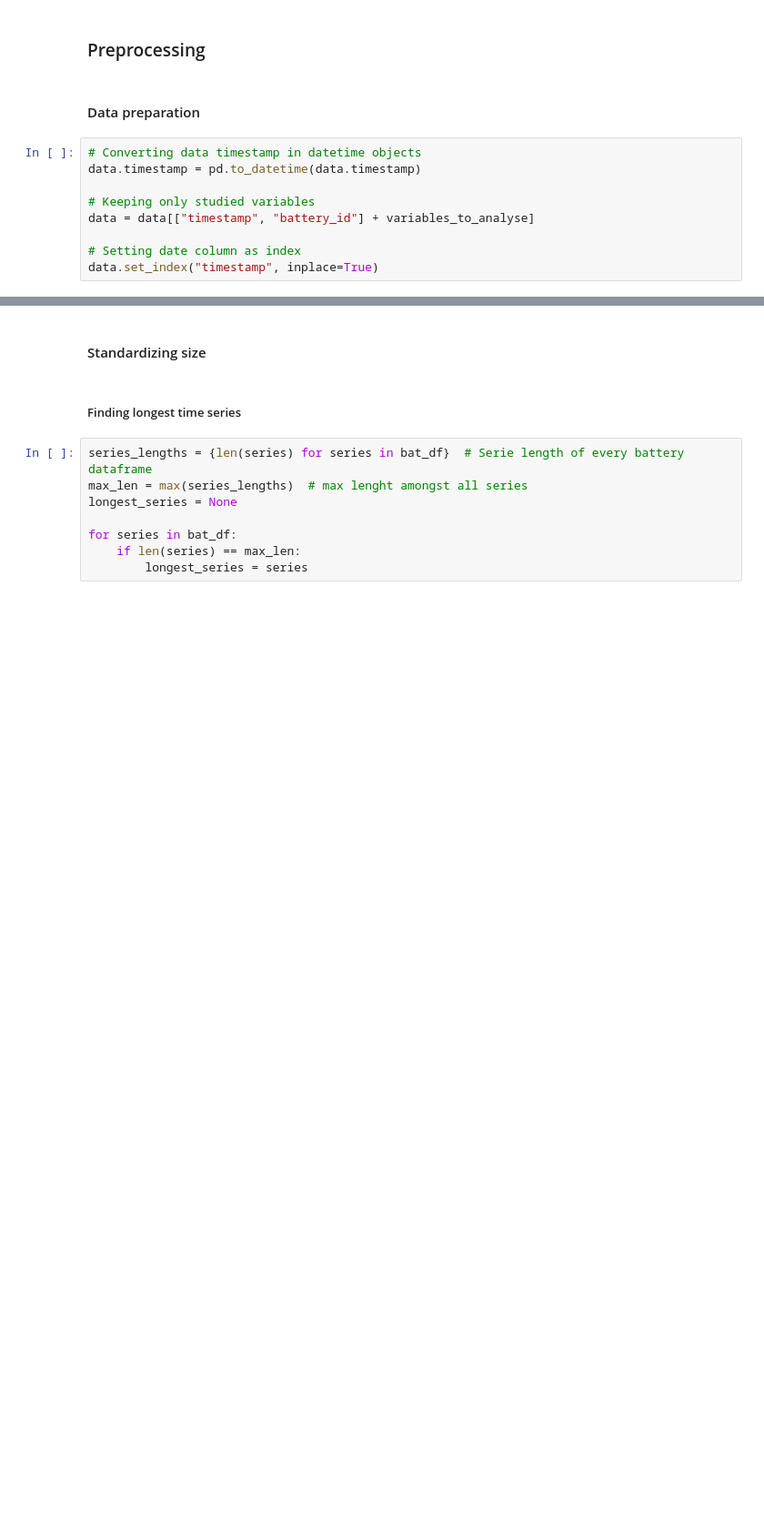
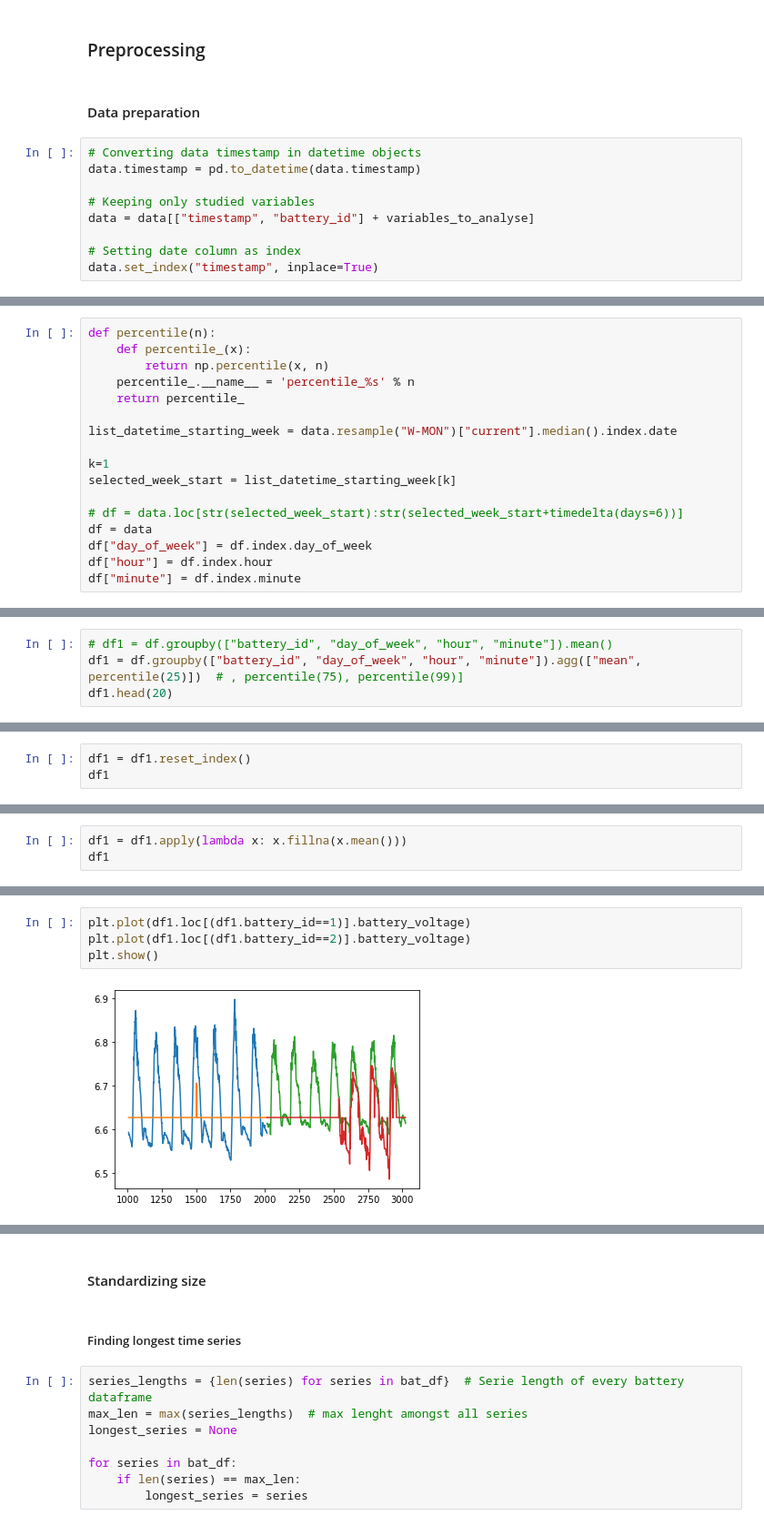
Before and after one commit to EliasGaliounas/BatteryDevBBoxx, a Jupyter notebook: notebooks/Multivariate Time Series Clustering.ipynb, the cells around one changed output, grey strips where cells are left out. Shown: that part at 91% size. Saved outputs shown, nothing was run; the diff lists cells and outputs as text; blank space fills up the shorter version.

Commit message:
working multivariate clustering for average week (aggregating every week)

```diff
--- a/notebooks/Multivariate Time Series Clustering.ipynb
+++ b/notebooks/Multivariate Time Series Clustering.ipynb
@@ -57,0 +61,17 @@ data = data.loc[(data.index > pd.Timestamp(begin_dt)) & (data.index < pd.Timesta
+# %%
+def percentile(n):
+    def percentile_(x):
+        return np.percentile(x, n)
+    percentile_.__name__ = 'percentile_%s' % n
+    return percentile_
+
+list_datetime_starting_week = data.resample("W-MON")["current"].median().index.date
+
+k=1
+selected_week_start = list_datetime_starting_week[k]
+
+# df = data.loc[str(selected_week_start):str(selected_week_start+timedelta(days=6))]
+df = data
+df["day_of_week"] = df.index.day_of_week
+df["hour"] = df.index.hour
+df["minute"] = df.index.minute
@@ -57,0 +88,4 @@ data = data.loc[(data.index > pd.Timestamp(begin_dt)) & (data.index < pd.Timesta
+# %%
+# df1 = df.groupby(["battery_id", "day_of_week", "hour", "minute"]).mean()
+df1 = df.groupby(["battery_id", "day_of_week", "hour", "minute"]).agg(["mean", percentile(25)])  # , percentile(75), percentile(99)]
+df1.head(20)
@@ -57,0 +133,3 @@ data = data.loc[(data.index > pd.Timestamp(begin_dt)) & (data.index < pd.Timesta
+# %%
+df1 = df1.reset_index()
+df1
@@ -57,0 +168,3 @@ data = data.loc[(data.index > pd.Timestamp(begin_dt)) & (data.index < pd.Timesta
+# %%
+df1 = df1.apply(lambda x: x.fillna(x.mean()))
+df1
@@ -58,3 +186,9 @@ data = data.loc[(data.index > pd.Timestamp(begin_dt)) & (data.index < pd.Timesta
+# %%
+plt.plot(df1.loc[(df1.battery_id==1)].battery_voltage)
+plt.plot(df1.loc[(df1.battery_id==2)].battery_voltage)
+plt.show()
+# %% [output]
+[figure, added]
 # %%
 bat_df = []  # List to store every battery dataframe
 
```
Also changed, not shown: parts of 38 cells of this notebook, 1 other file.
